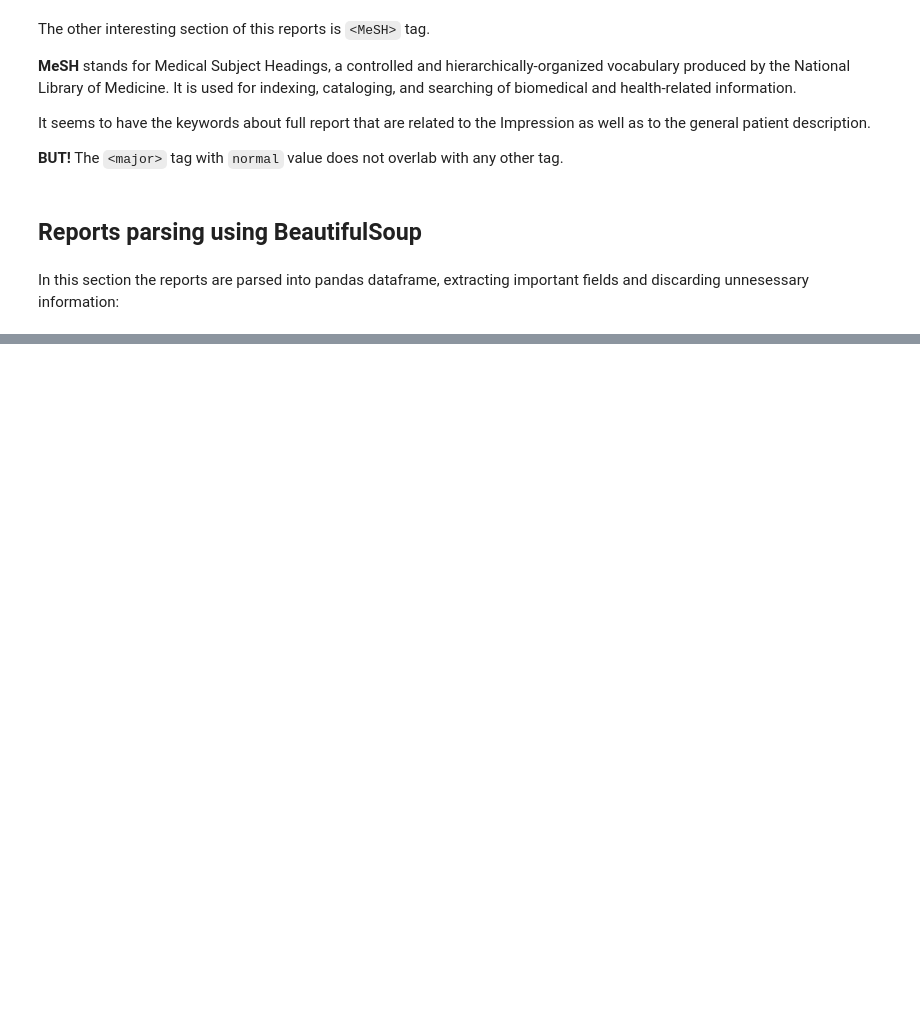
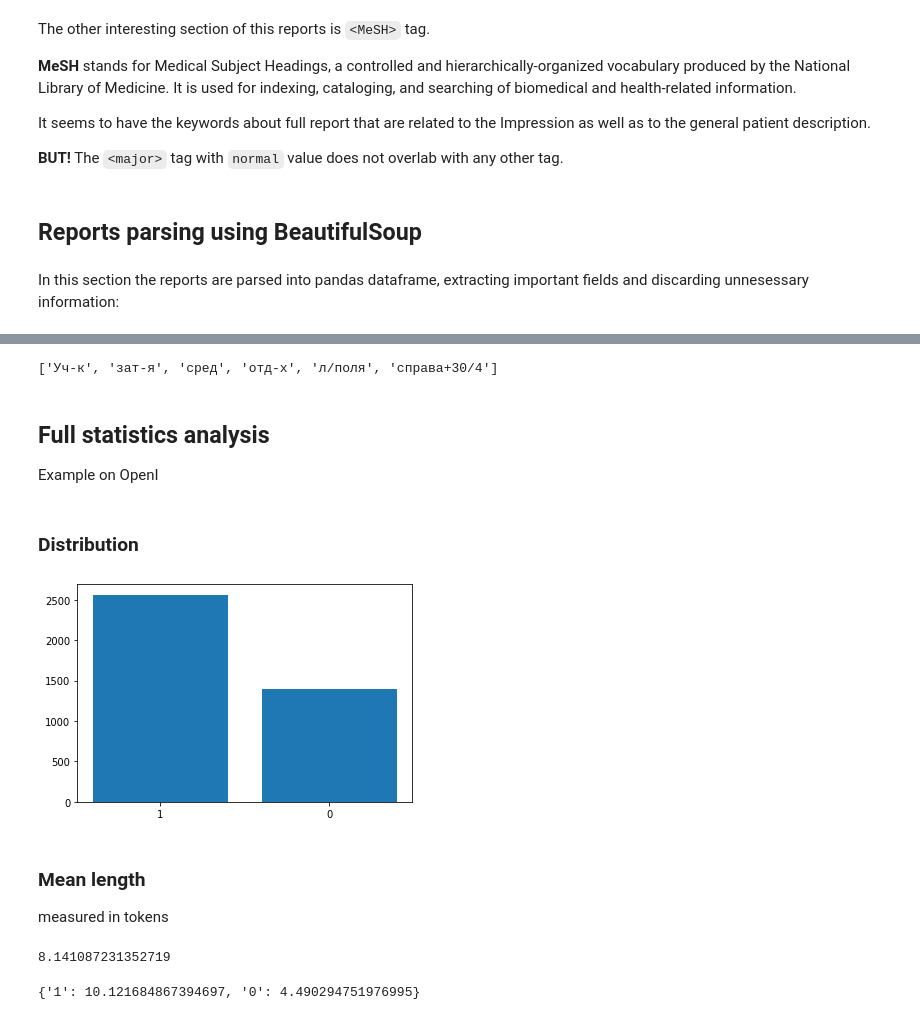
Before and after one commit to Genvekt/DS_Project_S20, a Jupyter notebook: preprocessing.ipynb, the cells around one changed output, grey strips where cells are left out. Saved outputs shown, nothing was run; the diff lists cells and outputs as text; code cells hidden in the pictures; blank space fills up the shorter version.

Commit message:
general text analysis

```diff
--- a/preprocessing.ipynb
+++ b/preprocessing.ipynb
@@ -136,0 +57,4 @@ data.head()
+# %%
+open_i = OpenI()
+open_i.parse_data()
+len(open_i.dataset)
@@ -136,0 +83,4 @@ data.head()
+# %%
+rus_data = Russian()
+rus_data.parse_data()
+len(rus_data.dataset)
@@ -136,0 +106,4 @@ data.head()
+# %%
+for report in rus_data.dataset:
+    if report.text != 'Норма':
+        print(report.id,"->",report.text)
@@ -136,0 +128,4 @@ data.head()
+# %%
+for report in rus_data.dataset:
+    if report.text == 'Норма':
+        print(report.id,"->",report.text)
@@ -136,0 +200,7 @@ data.head()
+# %%
+remove_stop_words(tokenize(rus_data.dataset[4].text), lang='russian')
+# %% [output]
+['Уч-к', 'зат-я', 'сред', 'отд-х', 'л/поля', 'справа+30/4']
+# %% [markdown]
+## Full statistics analysis
+Example on OpenI
@@ -136,0 +213,25 @@ data.head()
+# %% [markdown]
+### Distribution
+# %%
+labels = {}
+for report in open_i.dataset:
+    if not report.label in labels:
+        labels[report.label] = 1
+    else:
+        labels[report.label] += 1
+plt.bar([0,1],labels.values())
+plt.xticks([0,1], labels.keys())
+plt.show()
+# %% [output]
+[figure, added]
+# %% [markdown]
+### Mean length
+measured in tokens
+# %%
+stat.mean_doc_length
+# %% [output]
+8.141087231352719
+# %%
+stat.mean_doc_length_by_label
+# %% [output]
+{'1': 10.121684867394697, '0': 4.490294751976995}
```
Also changed, not shown: parts of 58 cells of this notebook, 8 other files.
